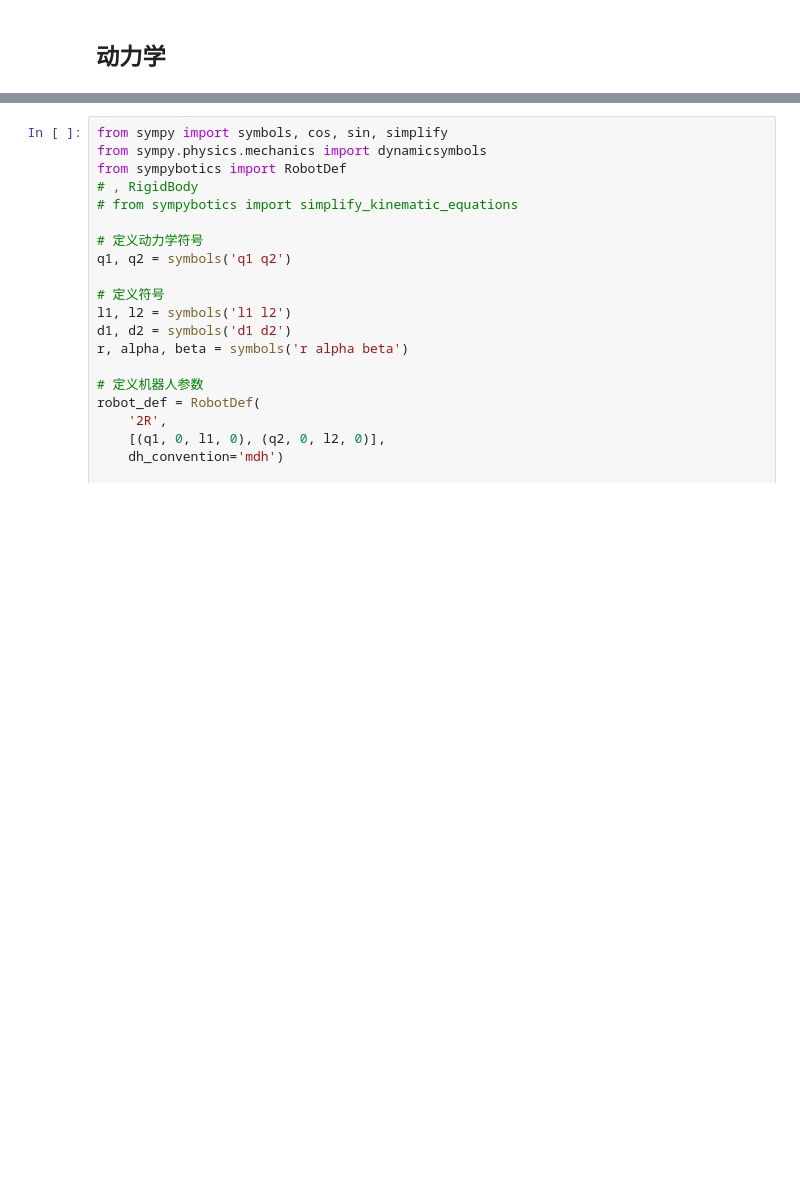
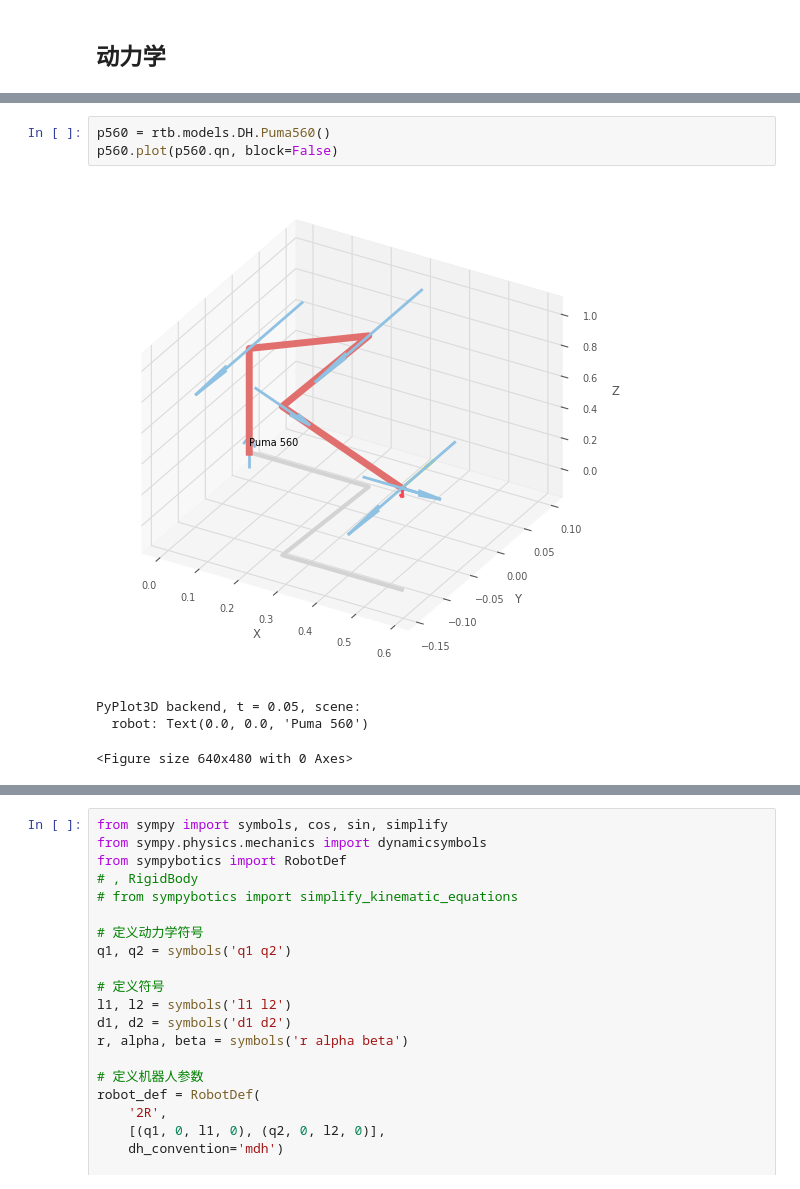
Before and after one commit to Ykiiii/Timing-signal-analysis, a Jupyter notebook: Robotics_Toolbox_for_Python.ipynb, the cells around one changed output, grey strips where cells are left out. Saved outputs shown, nothing was run; the diff lists cells and outputs as text; blank space fills up the shorter version.

```diff
--- a/Robotics_Toolbox_for_Python.ipynb
+++ b/Robotics_Toolbox_for_Python.ipynb
@@ -163,0 +120,8 @@ sp.pprint(EOM2)
+# %%
+p560 = rtb.models.DH.Puma560()
+p560.plot(p560.qn, block=False)
+# %% [output]
+[figure, added]
+PyPlot3D backend, t = 0.05, scene:
+  robot: Text(0.0, 0.0, 'Puma 560')
+<Figure size 640x480 with 0 Axes>
```
Also changed, not shown: parts of 49 cells of this notebook.
